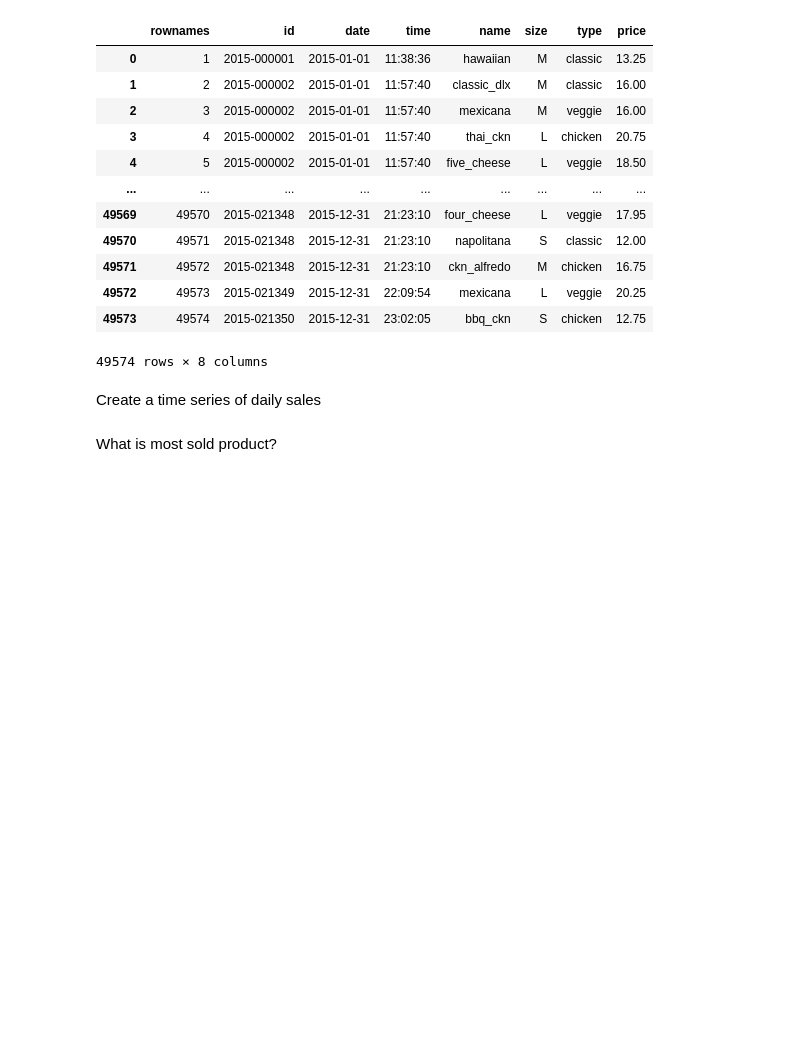
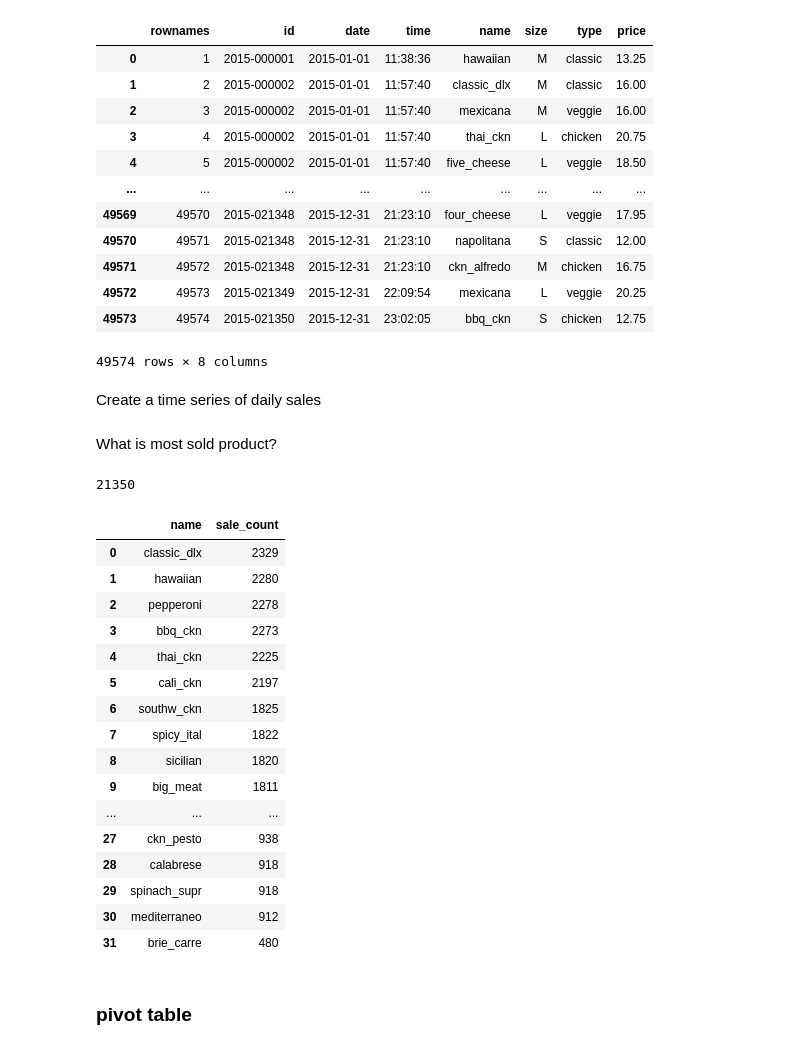
Before and after one commit to Mmd4LIFE/000-quera-bc, a Jupyter notebook: 02-pandas/pandas_intro.ipynb, the cells around one changed output. Saved outputs shown, nothing was run; the diff lists cells and outputs as text; code cells hidden in the pictures; blank space fills up the shorter version.

```diff
--- a/02-pandas/pandas_intro.ipynb
+++ b/02-pandas/pandas_intro.ipynb
@@ -488,3 +488,31 @@ main_df
 Create a time series of daily sales
 # %% [markdown]
 What is most sold product?
+# %%
+main_df['id'].nunique()
+# %% [output]
+21350
+# %%
+main_df.groupby('name').agg(
+    sale_count=('id', 'nunique')
+).sort_values(by='sale_count', ascending=False).reset_index()
+# %% [output]
+|  | name | sale_count |
+| 0 | classic_dlx | 2329 |
+| 1 | hawaiian | 2280 |
+| 2 | pepperoni | 2278 |
+| 3 | bbq_ckn | 2273 |
+| 4 | thai_ckn | 2225 |
+| 5 | cali_ckn | 2197 |
+| 6 | southw_ckn | 1825 |
+| 7 | spicy_ital | 1822 |
+| 8 | sicilian | 1820 |
+| 9 | big_meat | 1811 |
+| ... | ... | ... |
+| 27 | ckn_pesto | 938 |
+| 28 | calabrese | 918 |
+| 29 | spinach_supr | 918 |
+| 30 | mediterraneo | 912 |
+| 31 | brie_carre | 480 |
+# %% [markdown]
+### pivot table
```
Also changed, not shown: parts of 6 cells of this notebook, 3 other files.
